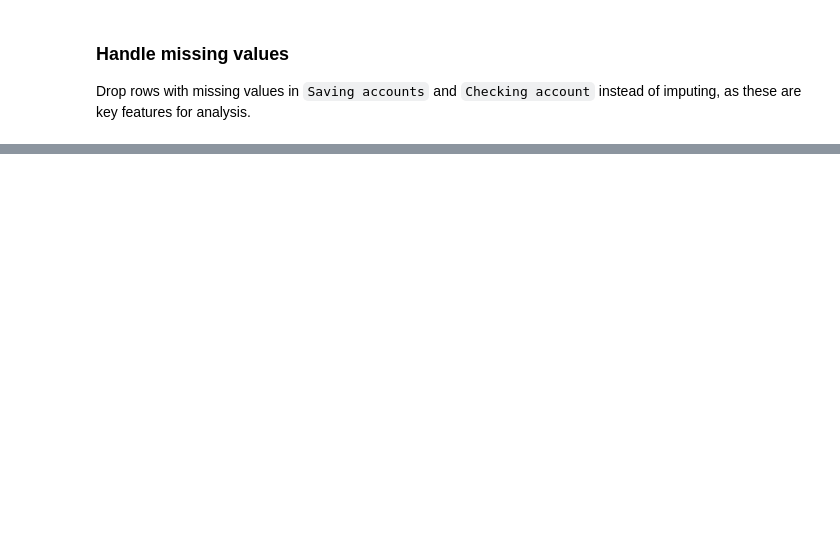
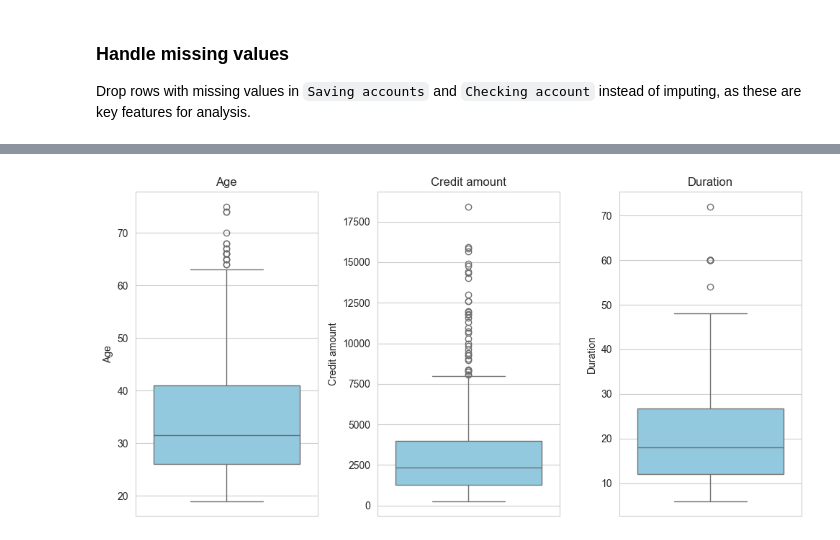
Before and after one commit to SundeepChaluvadi/Credit-Risk-Modeling, a Jupyter notebook: analysis_model.ipynb, the cells around one changed output, grey strips where cells are left out. Drawn from its saved outputs; the diff is of its cells as text; code cells hidden in the pictures; blank space fills up the shorter version.

```diff
--- a/analysis_model.ipynb
+++ b/analysis_model.ipynb
@@ -92,0 +153,12 @@ Drop rows with missing values in `Saving accounts` and `Checking account` instea
+# %%
+plt.figure(figsize = (10,5))
+
+for index, col in enumerate(["Age", "Credit amount", "Duration"]):
+    plt.subplot(1, 3, index+1)
+    sns.boxplot(y = df_credit_risk[col], color = 'skyblue')
+    plt.title(col)
+
+plt.tight_layout()
+plt.show()
+# %% [output]
+[figure, added]
```
Also changed, not shown: parts of 73 cells of this notebook, 7 other files.
